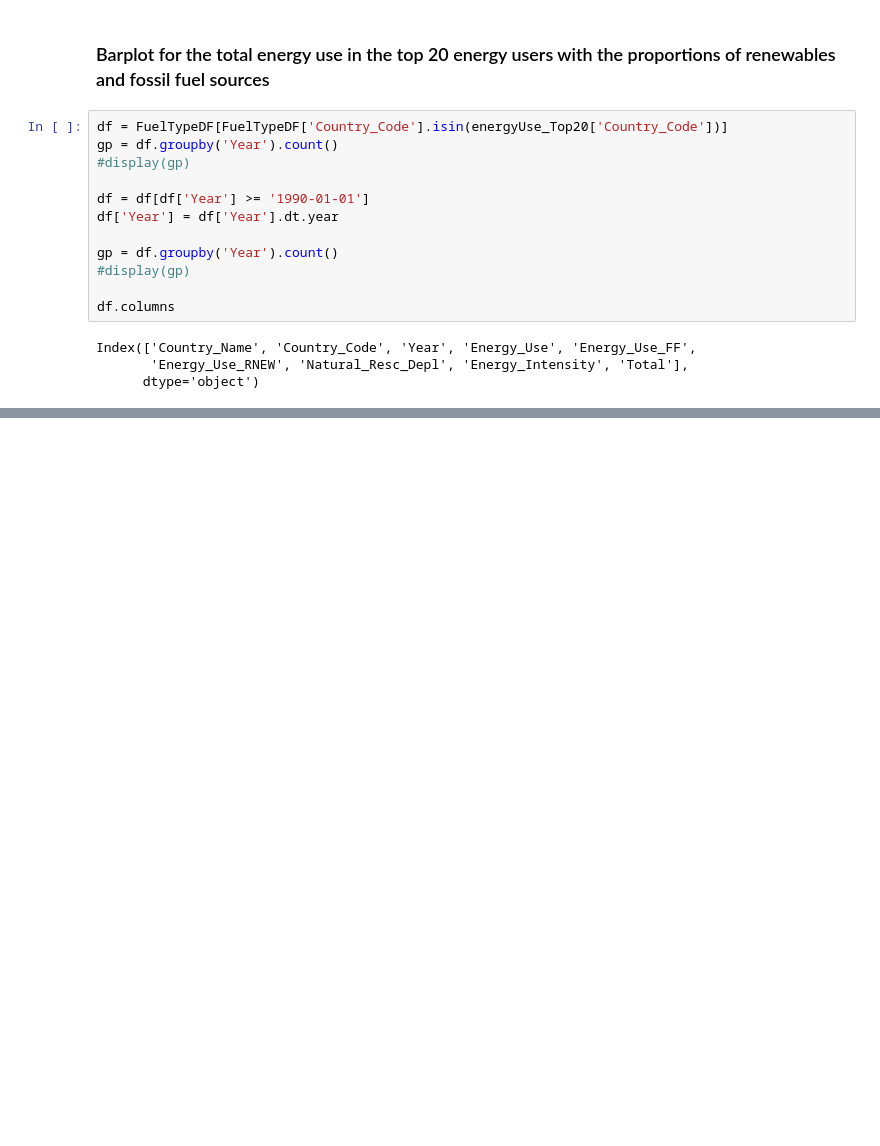
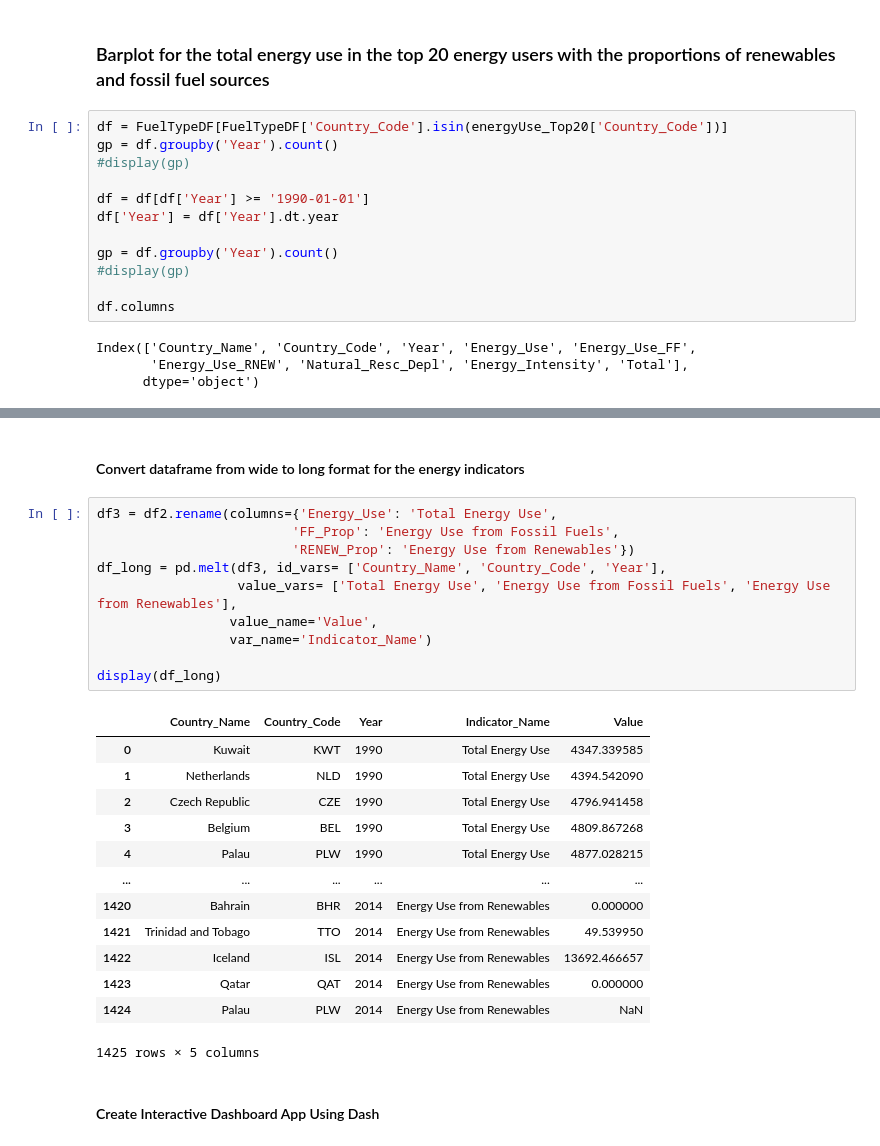
Before and after one commit to radhikaj103/World-ESG-Project, a Jupyter notebook: dash_Energy/Energy_Dashboard.ipynb, the cells around one changed output, grey strips where cells are left out. Drawn from its saved outputs; the diff is of its cells as text; blank space fills up the shorter version.

Commit message:
Added code for interactive dashboard

```diff
--- a/dash_Energy/Energy_Dashboard.ipynb
+++ b/dash_Energy/Energy_Dashboard.ipynb
@@ -239,0 +233,28 @@ Dash is running on http://127.0.0.1:8050/
+# %% [markdown]
+#### Convert dataframe from wide to long format for the energy indicators
+# %%
+df3 = df2.rename(columns={'Energy_Use': 'Total Energy Use',
+                         'FF_Prop': 'Energy Use from Fossil Fuels',
+                         'RENEW_Prop': 'Energy Use from Renewables'})
+df_long = pd.melt(df3, id_vars= ['Country_Name', 'Country_Code', 'Year'],
+                  value_vars= ['Total Energy Use', 'Energy Use from Fossil Fuels', 'Energy Use from Renewables'],
+                 value_name='Value',
+                 var_name='Indicator_Name')
+
+display(df_long)
+# %% [output]
+|  | Country_Name | Country_Code | Year | Indicator_Name | Value |
+| 0 | Kuwait | KWT | 1990 | Total Energy Use | 4347.339585 |
+| 1 | Netherlands | NLD | 1990 | Total Energy Use | 4394.542090 |
+| 2 | Czech Republic | CZE | 1990 | Total Energy Use | 4796.941458 |
+| 3 | Belgium | BEL | 1990 | Total Energy Use | 4809.867268 |
+| 4 | Palau | PLW | 1990 | Total Energy Use | 4877.028215 |
+| ... | ... | ... | ... | ... | ... |
+| 1420 | Bahrain | BHR | 2014 | Energy Use from Renewables | 0.000000 |
+| 1421 | Trinidad and Tobago | TTO | 2014 | Energy Use from Renewables | 49.539950 |
+| 1422 | Iceland | ISL | 2014 | Energy Use from Renewables | 13692.466657 |
+| 1423 | Qatar | QAT | 2014 | Energy Use from Renewables | 0.000000 |
+| 1424 | Palau | PLW | 2014 | Energy Use from Renewables | NaN |
+1425 rows × 5 columns
+# %% [markdown]
+#### Create Interactive Dashboard App Using Dash
```
Also changed, not shown: parts of 2 cells of this notebook.
